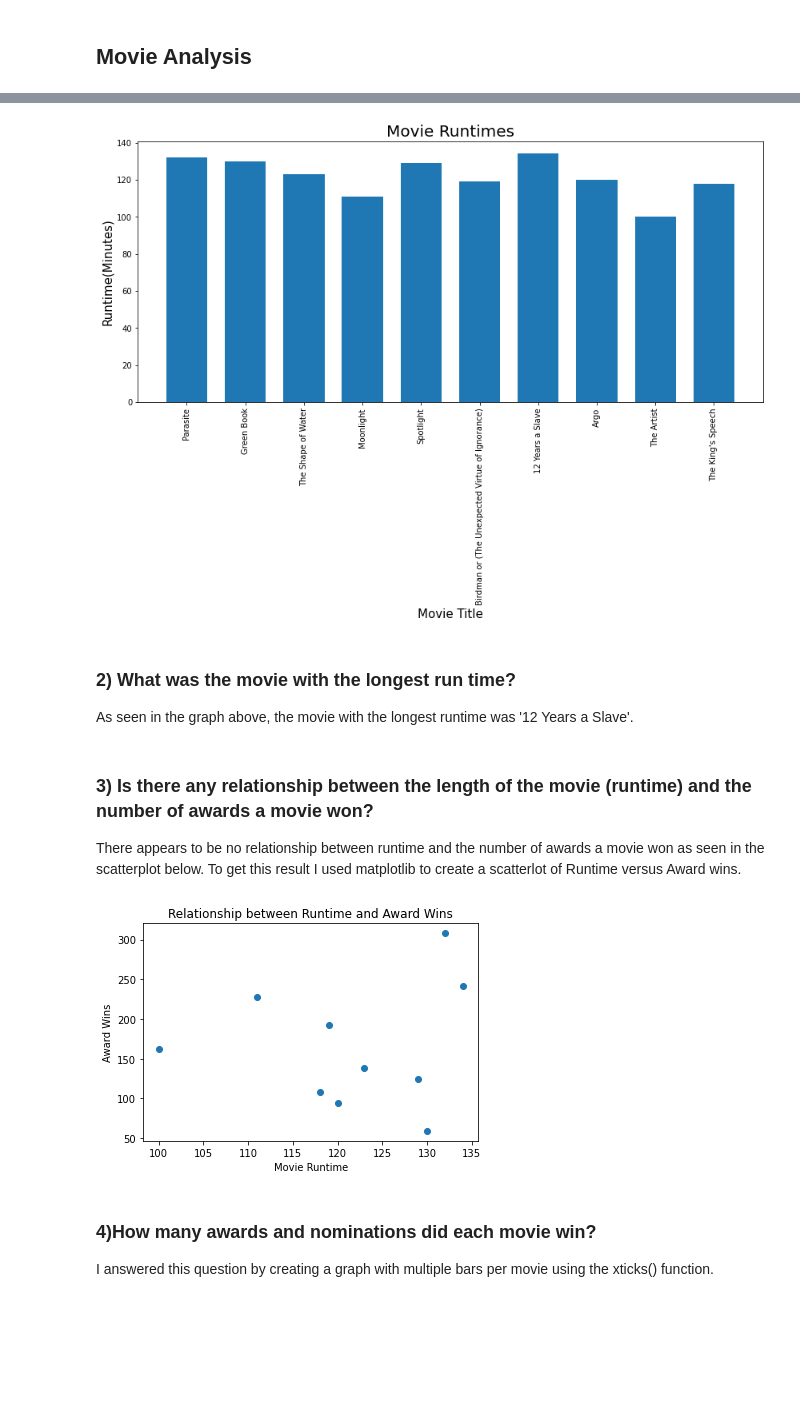
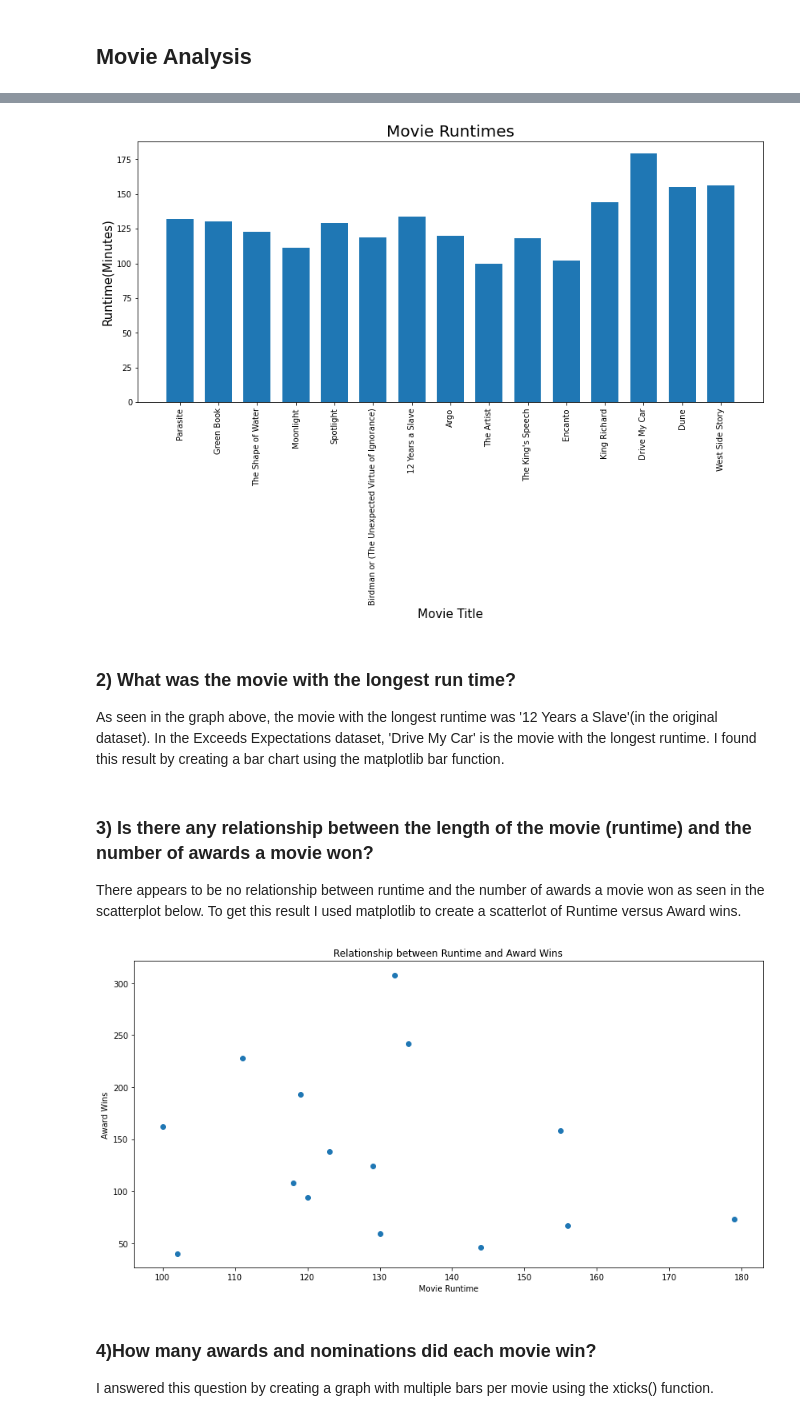
Before and after one commit to hkvenner/movie_api_analysis, a Jupyter notebook: movie_analysis.ipynb, the cells around one changed output, grey strips where cells are left out. Saved outputs shown, nothing was run; the diff lists cells and outputs as text; code cells hidden in the pictures; blank space fills up the shorter version.

Commit message:
finished last exceeds question and updated README

```diff
--- a/movie_analysis.ipynb
+++ b/movie_analysis.ipynb
@@ -3,8 +3,9 @@
 # %%
 import numpy as np
 import pandas as pd
+import seaborn as sns
 import matplotlib.pyplot as plt
 
-movies = pd.read_csv('movies.csv')
+movies = pd.read_csv('movies.csv', encoding = "ISO-8859-1")
 movies.head()
 # %% [output]
@@ -27,21 +29,22 @@ plt.ylabel('Runtime(Minutes)', fontsize=15)
 
 plt.show()
 # %% [output]
-[figure, old version]
+[figure, new version]
 # %% [markdown]
 ### 2) What was the movie with the longest run time?
-As seen in the graph above, the movie with the longest runtime was '12 Years a Slave'.
+As seen in the graph above, the movie with the longest runtime was '12 Years a Slave'(in the original dataset). In the Exceeds Expectations dataset, 'Drive My Car' is the movie with the longest runtime. I found this result by creating a bar chart using the matplotlib bar function.
 # %% [markdown]
 ### 3) Is there any relationship between the length of the movie (runtime) and the number of awards a movie won?
 There appears to be no relationship between runtime and the number of awards a movie won as seen in the scatterplot below. To get this result I used matplotlib to create a scatterlot of Runtime versus Award wins.
 # %%
+plt.figure(figsize=[14,7])
 plt.scatter(movies['Runtime'], movies['Award Wins'])
 plt.title('Relationship between Runtime and Award Wins')
 plt.xlabel('Movie Runtime')
 plt.ylabel('Award Wins')
 plt.show()
 # %% [output]
-[figure, old version]
+[figure, new version]
 # %% [markdown]
 ### 4)How many awards and nominations did each movie win?
 I answered this question by creating a graph with multiple bars per movie using the xticks() function.
```
Also changed, not shown: parts of 12 cells of this notebook, 4 other files.
